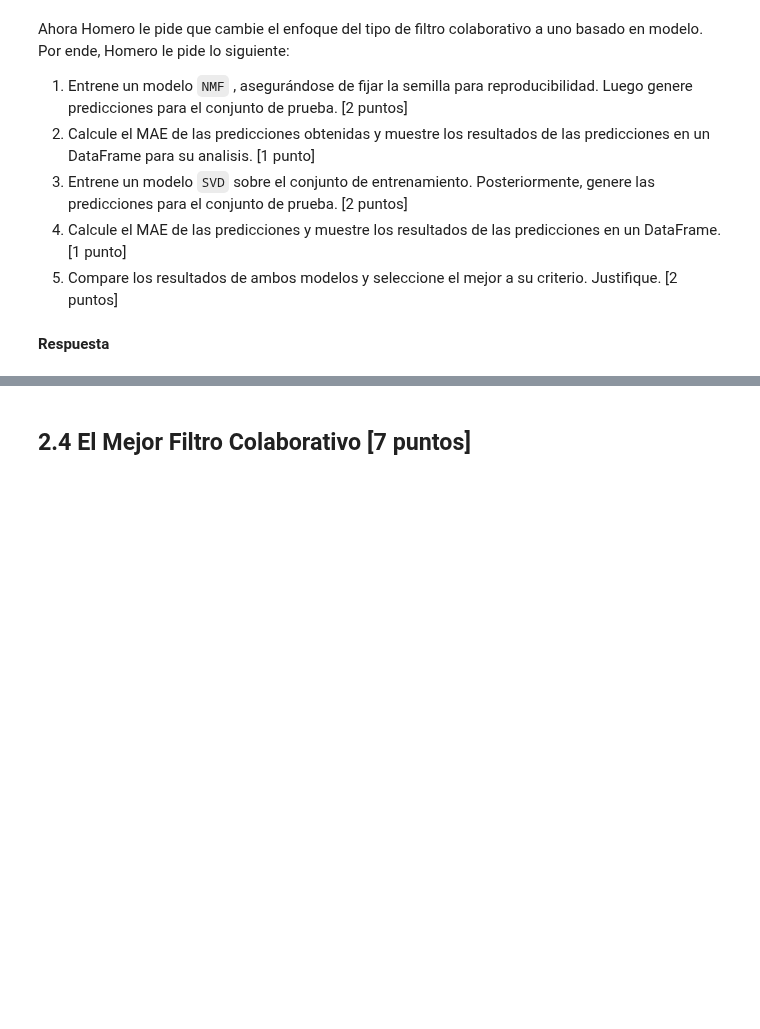
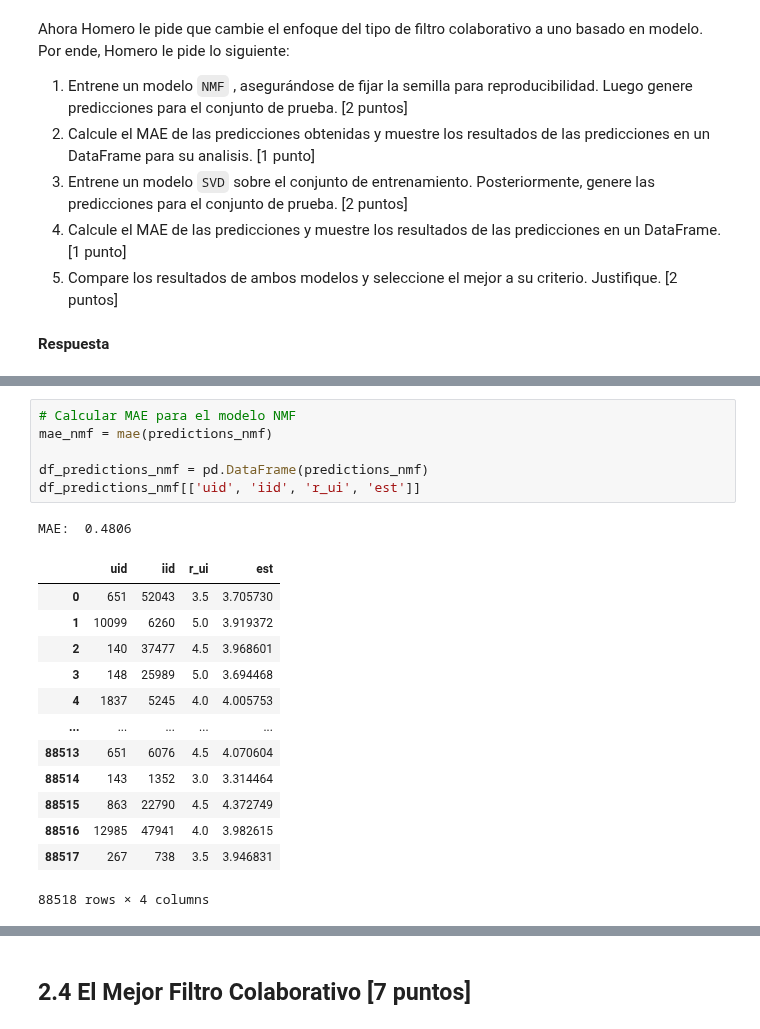
Before and after one commit to Qajirr/MDS7202-Labs, a Jupyter notebook: Lab 8 - Forecasting/Lab_8_Enunciado.ipynb, the cells around one changed output, grey strips where cells are left out. Drawn from its saved outputs; the diff is of its cells as text; blank space fills up the shorter version.

```diff
--- a/Lab 8 - Forecasting/Lab_8_Enunciado.ipynb
+++ b/Lab 8 - Forecasting/Lab_8_Enunciado.ipynb
@@ -409,0 +720,21 @@ Ahora Homero le pide que cambie el enfoque del tipo de filtro colaborativo a uno
+# %%
+# Calcular MAE para el modelo NMF
+mae_nmf = mae(predictions_nmf)
+
+df_predictions_nmf = pd.DataFrame(predictions_nmf)
+df_predictions_nmf[['uid', 'iid', 'r_ui', 'est']]
+# %% [output]
+MAE:  0.4806
+|  | uid | iid | r_ui | est |
+| 0 | 651 | 52043 | 3.5 | 3.705730 |
+| 1 | 10099 | 6260 | 5.0 | 3.919372 |
+| 2 | 140 | 37477 | 4.5 | 3.968601 |
+| 3 | 148 | 25989 | 5.0 | 3.694468 |
+| 4 | 1837 | 5245 | 4.0 | 4.005753 |
+| ... | ... | ... | ... | ... |
+| 88513 | 651 | 6076 | 4.5 | 4.070604 |
+| 88514 | 143 | 1352 | 3.0 | 3.314464 |
+| 88515 | 863 | 22790 | 4.5 | 4.372749 |
+| 88516 | 12985 | 47941 | 4.0 | 3.982615 |
+| 88517 | 267 | 738 | 3.5 | 3.946831 |
+88518 rows × 4 columns
```
Also changed, not shown: parts of 31 cells of this notebook.
